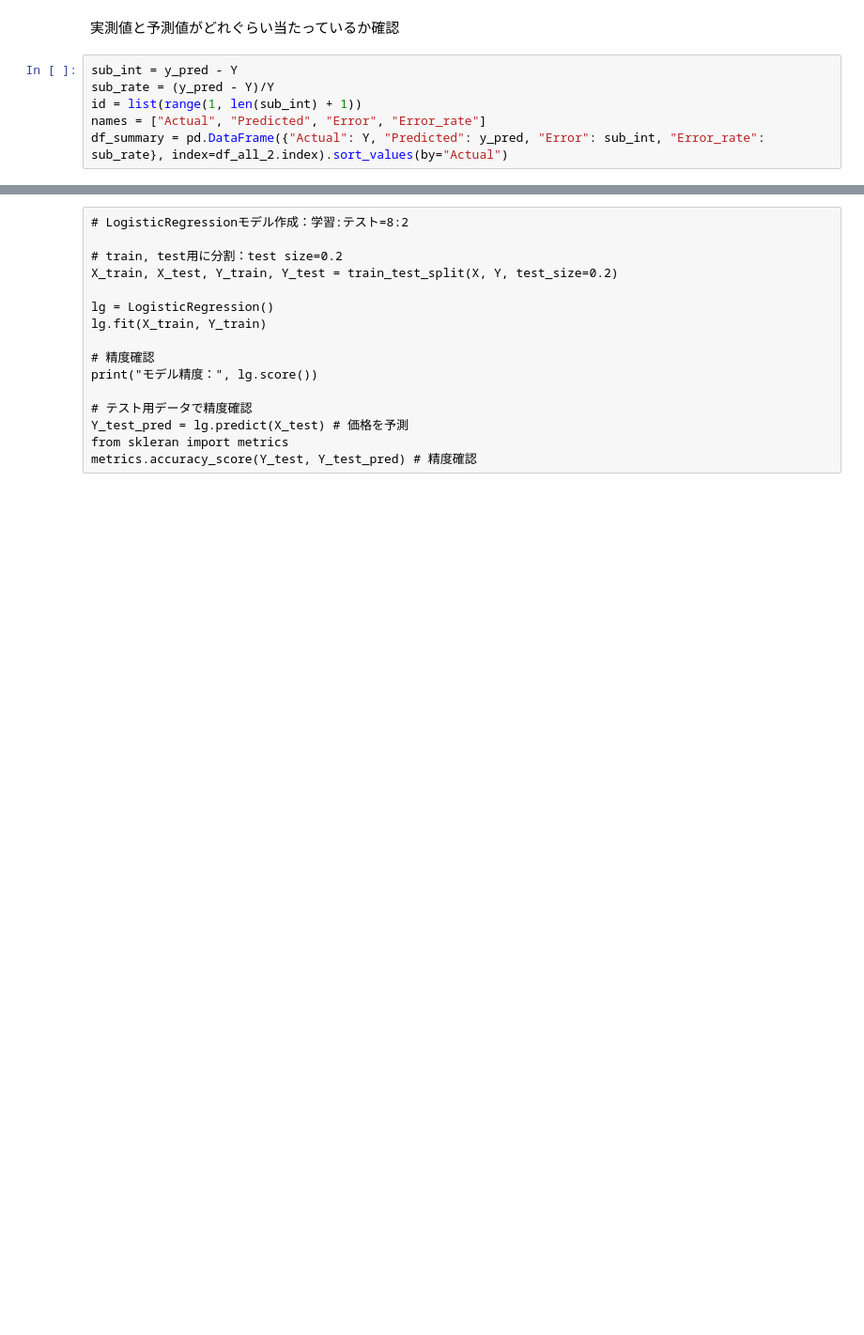
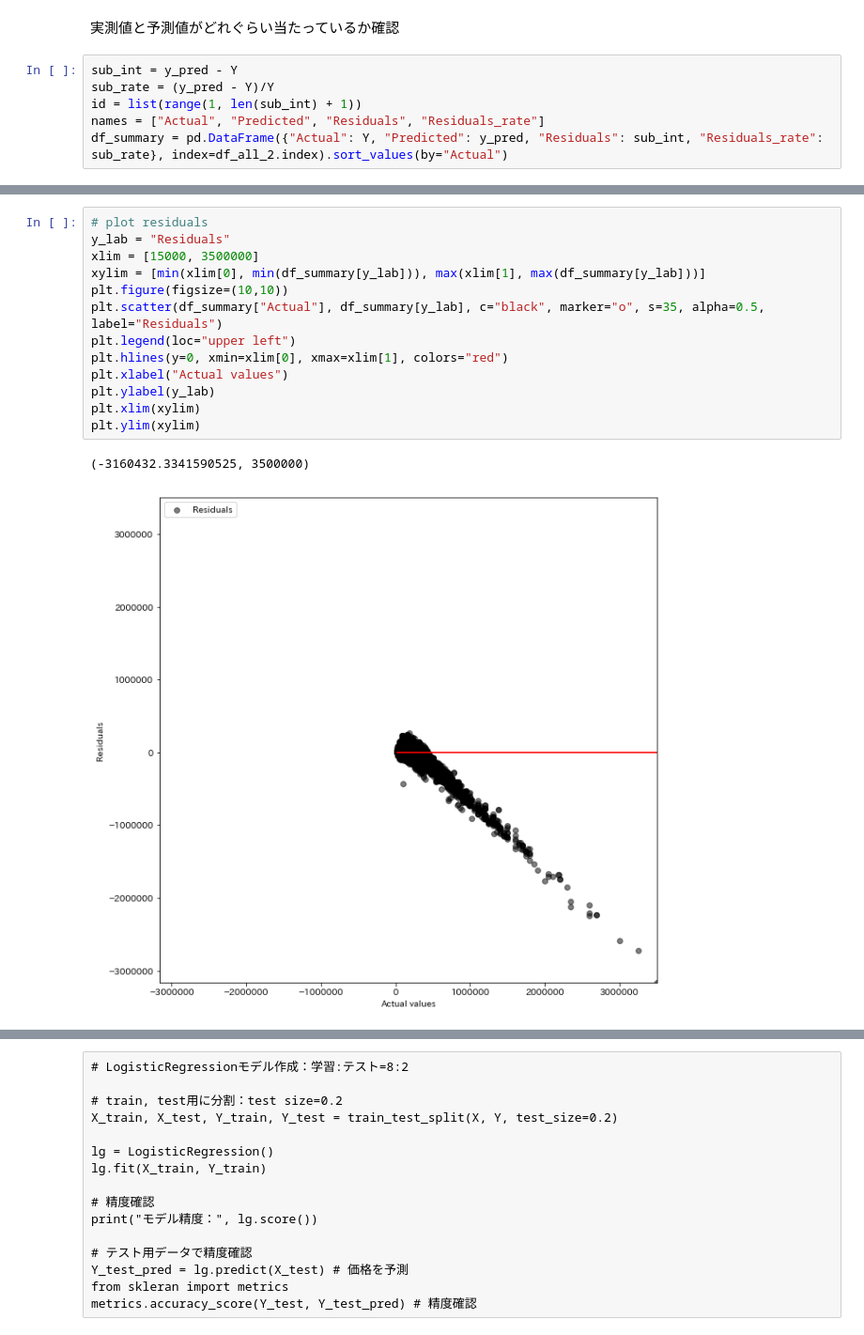
Before and after one commit to kimiaki/Bukken, a Jupyter notebook: code/analysis.ipynb, the cells around one changed output, grey strips where cells are left out. Shown at 94% size. Drawn from its saved outputs; the diff is of its cells as text; blank space fills up the shorter version.

```diff
--- a/code/analysis.ipynb
+++ b/code/analysis.ipynb
@@ -274,5 +274,5 @@ RMSE:  49361.7813314
 sub_int = y_pred - Y
 sub_rate = (y_pred - Y)/Y
 id = list(range(1, len(sub_int) + 1))
-names = ["Actual", "Predicted", "Error", "Error_rate"]
-df_summary = pd.DataFrame({"Actual": Y, "Predicted": y_pred, "Error": sub_int, "Error_rate": sub_rate}, index=df_all_2.index).sort_values(by="Actual")
+names = ["Actual", "Predicted", "Residuals", "Residuals_rate"]
+df_summary = pd.DataFrame({"Actual": Y, "Predicted": y_pred, "Residuals": sub_int, "Residuals_rate": sub_rate}, index=df_all_2.index).sort_values(by="Actual")
@@ -279,3 +291,19 @@ df_summary = pd.DataFrame({"Actual": Y, "Predicted": y_pred, "Error": sub_int, "
+# %%
+# plot residuals
+y_lab = "Residuals"
+xlim = [15000, 3500000]
+xylim = [min(xlim[0], min(df_summary[y_lab])), max(xlim[1], max(df_summary[y_lab]))]
+plt.figure(figsize=(10,10))
+plt.scatter(df_summary["Actual"], df_summary[y_lab], c="black", marker="o", s=35, alpha=0.5, label="Residuals")
+plt.legend(loc="upper left")
+plt.hlines(y=0, xmin=xlim[0], xmax=xlim[1], colors="red")
+plt.xlabel("Actual values")
+plt.ylabel(y_lab)
+plt.xlim(xylim)
+plt.ylim(xylim)
+# %% [output]
+(-3160432.3341590525, 3500000)
+[figure, added]
 # %%
 name = names[1]
 df_ = df_summary.sort_values(by = name)
```
Also changed, not shown: parts of 4 cells of this notebook.
